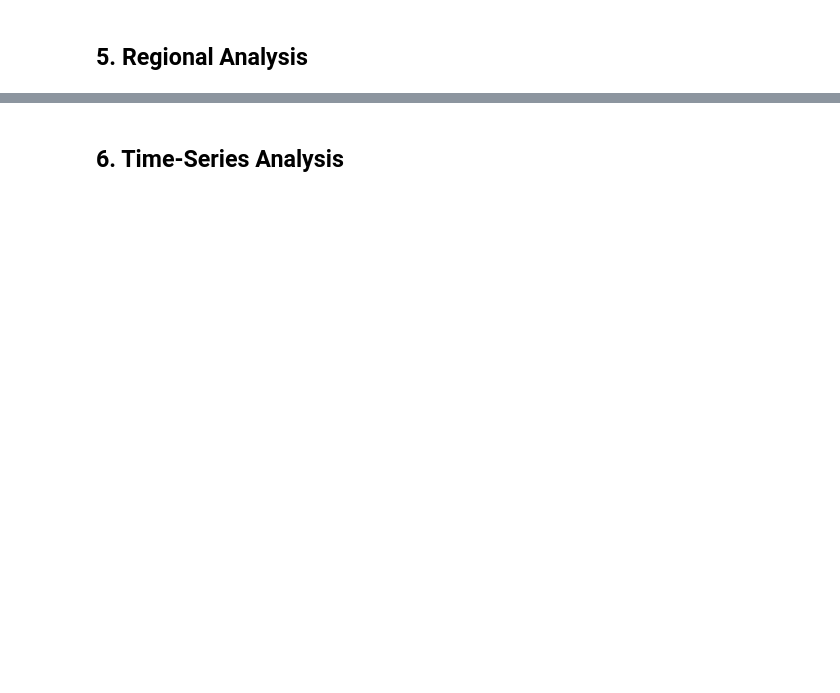
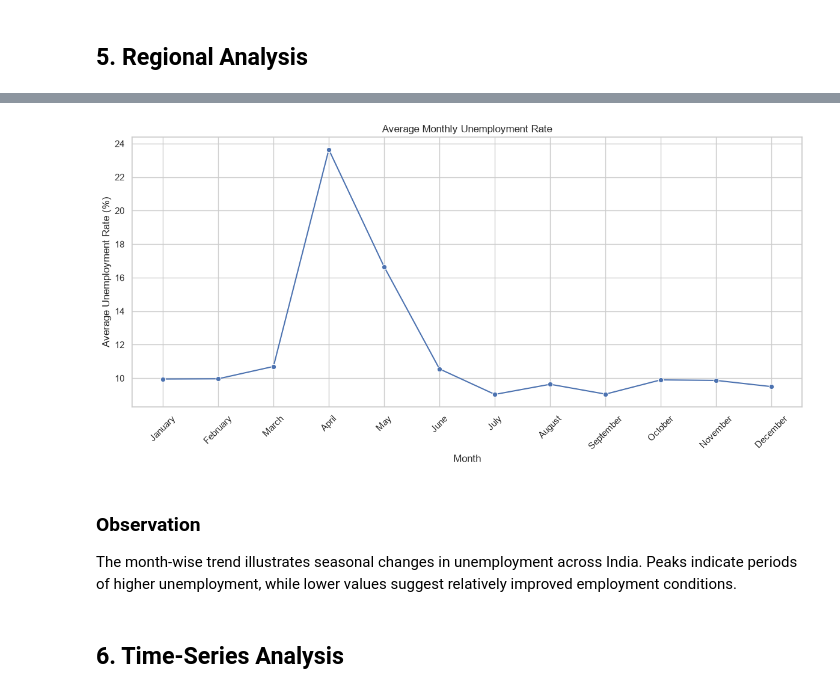
Before and after one commit to Sowravkanth/OIBSIP, a Jupyter notebook: DataScience-Task2-UnemploymentAnalysis/notebooks/Unemployment_Analysis.ipynb, the cells around one changed output, grey strips where cells are left out. Saved outputs shown, nothing was run; the diff lists cells and outputs as text; code cells hidden in the pictures; blank space fills up the shorter version.

```diff
--- a/DataScience-Task2-UnemploymentAnalysis/notebooks/Unemployment_Analysis.ipynb
+++ b/DataScience-Task2-UnemploymentAnalysis/notebooks/Unemployment_Analysis.ipynb
@@ -168,2 +236,21 @@ The dataset contains unemployment statistics across multiple Indian states and r
 # %% [markdown]
 ## 5. Regional Analysis
+# %%
+# Create Month Column
+
+df["month"] = df["date"].dt.strftime("%B")
+
+month_order = [
+    "January","February","March","April",
+    "May","June","July","August",
+    "September","October","November","December"
+]
+
+monthly_avg = (
+    df.groupby("month")["estimated_unemployment_rate_(%)"]
+      .mean()
+      .reindex(month_order)
+      .reset_index()
+)
+
+display(monthly_avg)
@@ -170,2 +271,34 @@ The dataset contains unemployment statistics across multiple Indian states and r
+# %%
+plt.figure(figsize=(12,6))
+
+sns.lineplot(
+    data=monthly_avg,
+    x="month",
+    y="estimated_unemployment_rate_(%)",
+    marker="o"
+)
+
+plt.xticks(rotation=45)
+
+plt.title("Average Monthly Unemployment Rate")
+
+plt.xlabel("Month")
+plt.ylabel("Average Unemployment Rate (%)")
+
+plt.tight_layout()
+
+plt.savefig(
+    "../outputs/images/monthly_trend.png",
+    dpi=300,
+    bbox_inches="tight"
+)
+
+plt.show()
+# %% [output]
+[figure, added]
+# %% [markdown]
+### Observation
+
+The month-wise trend illustrates seasonal changes in unemployment across India. Peaks indicate periods of higher unemployment, while lower values suggest relatively improved employment conditions.
 # %% [markdown]
 ## 6. Time-Series Analysis
```
Also changed, not shown: parts of 7 cells of this notebook, 3 other files.
